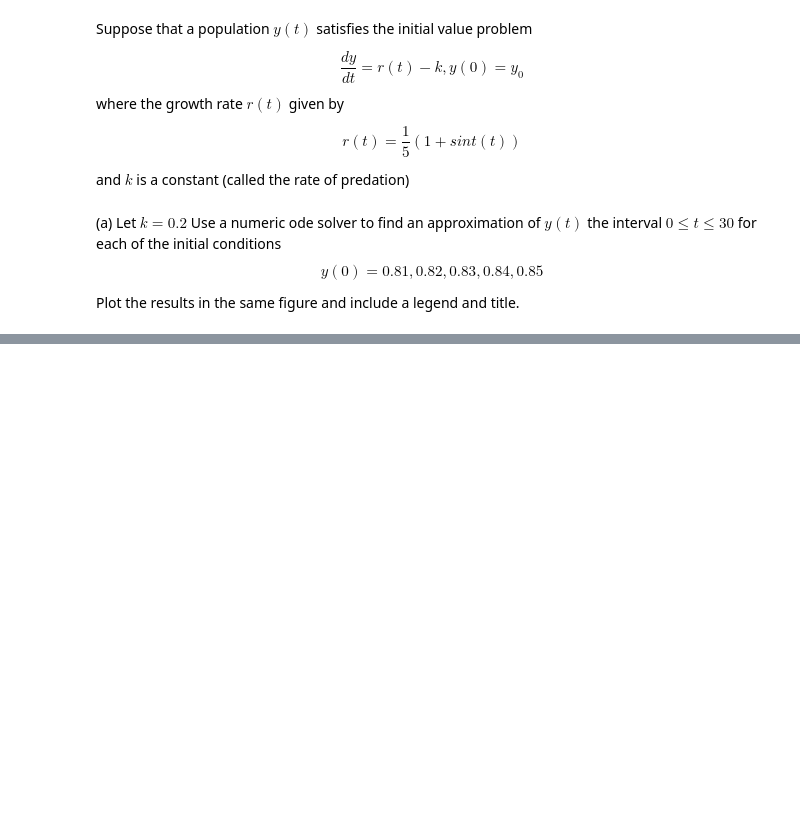
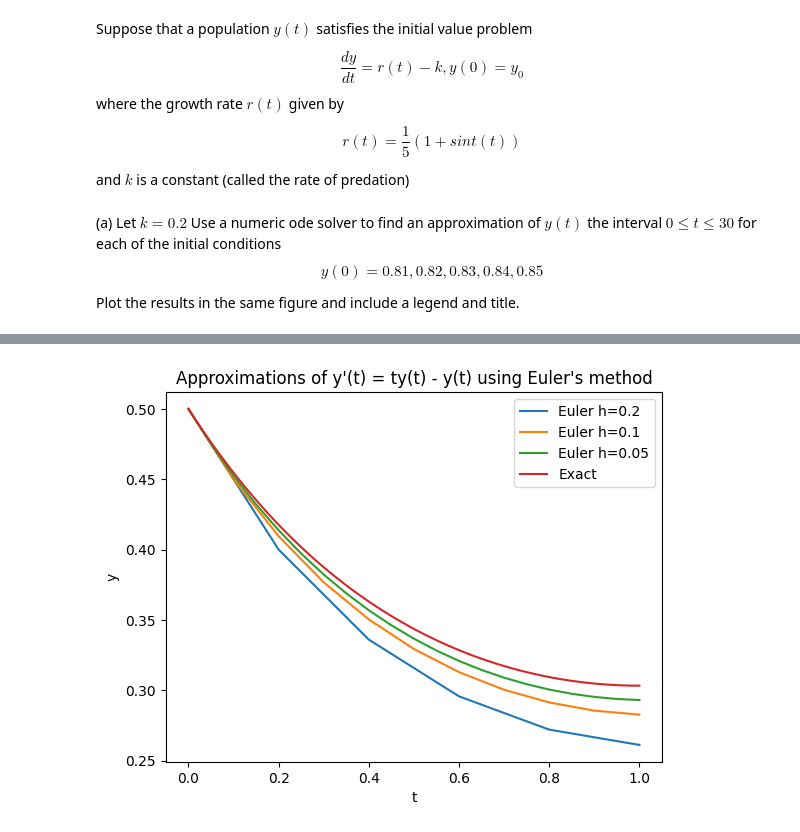
Before and after one commit to ChenghengLi/33B-OD, a Jupyter notebook: Computational Homework/HW1.ipynb, the cells around one changed output, grey strips where cells are left out. Drawn from its saved outputs; the diff is of its cells as text; code cells hidden in the pictures; blank space fills up the shorter version.

```diff
--- a/Computational Homework/HW1.ipynb
+++ b/Computational Homework/HW1.ipynb
@@ -221,0 +270,53 @@ plt.show()
+# %%
+import numpy as np
+import matplotlib.pyplot as plt
+
+# Define the function f(t,y) = ty - y
+def f(t,y):
+    return t*y - y
+
+# Define the exact solution y(t) = 0.5e^(t^2/2)
+def y_exact(t):
+    return 0.5*np.exp(t**2/2 - t)
+
+# Set the initial condition y(0) = 0.5
+y0 = 0.5
+
+# Set the step sizes
+h1 = 0.2
+h2 = 0.1
+h3 = 0.05
+
+# Compute the approximations using Euler's method
+t1 = np.arange(0,1+h1,h1)
+y1 = np.zeros_like(t1)
+y1[0] = y0
+for n in range(len(t1)-1):
+    y1[n+1] = y1[n] + h1*f(t1[n],y1[n])
+
+t2 = np.arange(0,1+h2,h2)
+y2 = np.zeros_like(t2)
+y2[0] = y0
+for n in range(len(t2)-1):
+    y2[n+1] = y2[n] + h2*f(t2[n],y2[n])
+
+
+t3 = np.arange(0,1+h3,h3)
+y3 = np.zeros_like(t3)
+y3[0] = y0
+for n in range(len(t3)-1):
+    y3[n+1] = y3[n] + h3*f(t3[n],y3[n])
+
+# Plot the results
+plt.plot(t1, y1, label='Euler h=0.2')
+plt.plot(t2, y2, label='Euler h=0.1')
+plt.plot(t3, y3, label='Euler h=0.05')
+t = np.linspace(0,1,100)
+plt.plot(t, y_exact(t), label='Exact')
+plt.title("Approximations of y'(t) = ty(t) - y(t) using Euler's method")
+plt.xlabel('t')
+plt.ylabel('y')
+plt.legend()
+plt.show()
+# %% [output]
+[figure, added]
```
Also changed, not shown: parts of 6 cells of this notebook.
